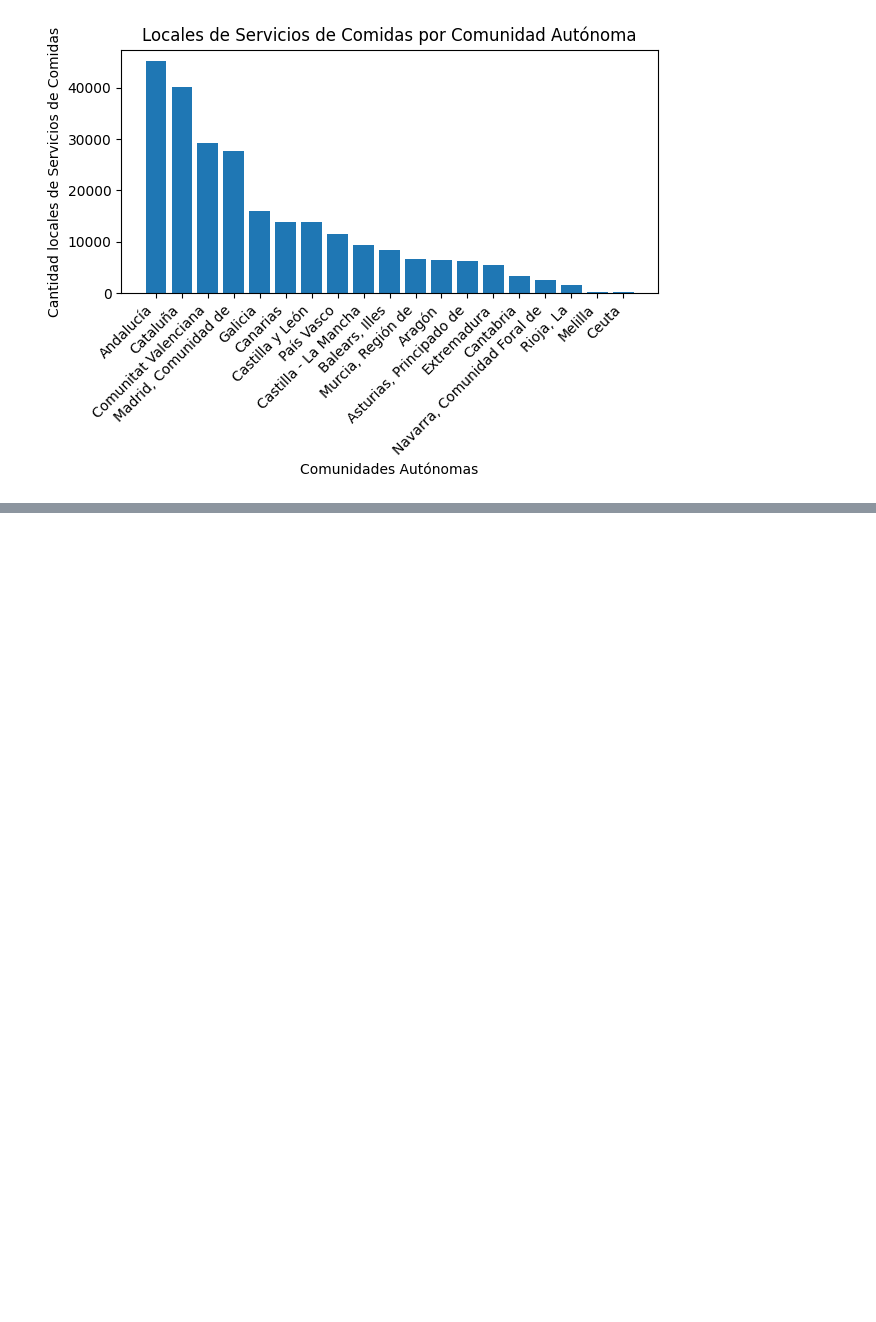
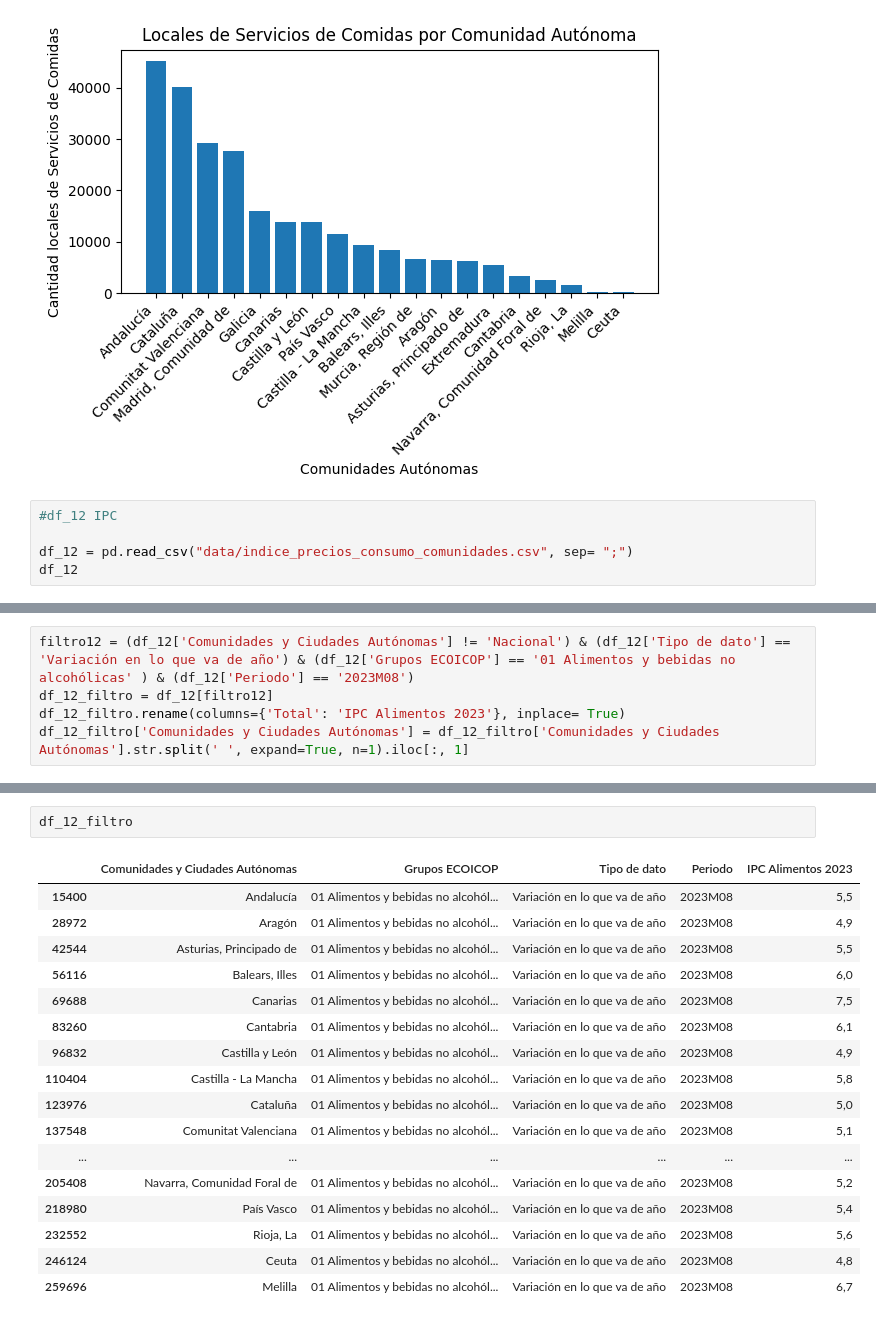
Before and after one commit to miguelrm81/EDA, a Jupyter notebook: limpieza_y_graficos2.ipynb, the cells around one changed output, grey strips where cells are left out. Drawn from its saved outputs; the diff is of its cells as text; blank space fills up the shorter version.

```diff
--- a/limpieza_y_graficos2.ipynb
+++ b/limpieza_y_graficos2.ipynb
@@ -281,3 +281,8 @@ plt.savefig('bares.jpg', bbox_inches='tight')
 plt.show()
 # %% [output]
 [figure]
+# %%
+#df_12 IPC
+
+df_12 = pd.read_csv("data/indice_precios_consumo_comunidades.csv", sep= ";")
+df_12
@@ -283,0 +303,5 @@ plt.show()
+# %%
+filtro12 = (df_12['Comunidades y Ciudades Autónomas'] != 'Nacional') & (df_12['Tipo de dato'] == 'Variación en lo que va de año') & (df_12['Grupos ECOICOP'] == '01 Alimentos y bebidas no alcohólicas' ) & (df_12['Periodo'] == '2023M08')
+df_12_filtro = df_12[filtro12]
+df_12_filtro.rename(columns={'Total': 'IPC Alimentos 2023'}, inplace= True)
+df_12_filtro['Comunidades y Ciudades Autónomas'] = df_12_filtro['Comunidades y Ciudades Autónomas'].str.split(' ', expand=True, n=1).iloc[:, 1]
@@ -283,0 +318,20 @@ plt.show()
+# %%
+df_12_filtro
+# %% [output]
+|  | Comunidades y Ciudades Autónomas | Grupos ECOICOP | Tipo de dato | Periodo | IPC Alimentos 2023 |
+| 15400 | Andalucía | 01 Alimentos y bebidas no alcohól... | Variación en lo que va de año | 2023M08 | 5,5 |
+| 28972 | Aragón | 01 Alimentos y bebidas no alcohól... | Variación en lo que va de año | 2023M08 | 4,9 |
+| 42544 | Asturias, Principado de | 01 Alimentos y bebidas no alcohól... | Variación en lo que va de año | 2023M08 | 5,5 |
+| 56116 | Balears, Illes | 01 Alimentos y bebidas no alcohól... | Variación en lo que va de año | 2023M08 | 6,0 |
+| 69688 | Canarias | 01 Alimentos y bebidas no alcohól... | Variación en lo que va de año | 2023M08 | 7,5 |
+| 83260 | Cantabria | 01 Alimentos y bebidas no alcohól... | Variación en lo que va de año | 2023M08 | 6,1 |
+| 96832 | Castilla y León | 01 Alimentos y bebidas no alcohól... | Variación en lo que va de año | 2023M08 | 4,9 |
+| 110404 | Castilla - La Mancha | 01 Alimentos y bebidas no alcohól... | Variación en lo que va de año | 2023M08 | 5,8 |
+| 123976 | Cataluña | 01 Alimentos y bebidas no alcohól... | Variación en lo que va de año | 2023M08 | 5,0 |
+| 137548 | Comunitat Valenciana | 01 Alimentos y bebidas no alcohól... | Variación en lo que va de año | 2023M08 | 5,1 |
+| ... | ... | ... | ... | ... | ... |
+| 205408 | Navarra, Comunidad Foral de | 01 Alimentos y bebidas no alcohól... | Variación en lo que va de año | 2023M08 | 5,2 |
+| 218980 | País Vasco | 01 Alimentos y bebidas no alcohól... | Variación en lo que va de año | 2023M08 | 5,4 |
+| 232552 | Rioja, La | 01 Alimentos y bebidas no alcohól... | Variación en lo que va de año | 2023M08 | 5,6 |
+| 246124 | Ceuta | 01 Alimentos y bebidas no alcohól... | Variación en lo que va de año | 2023M08 | 4,8 |
+| 259696 | Melilla | 01 Alimentos y bebidas no alcohól... | Variación en lo que va de año | 2023M08 | 6,7 |
```
Also changed, not shown: parts of 10 cells of this notebook, 9 other files.
